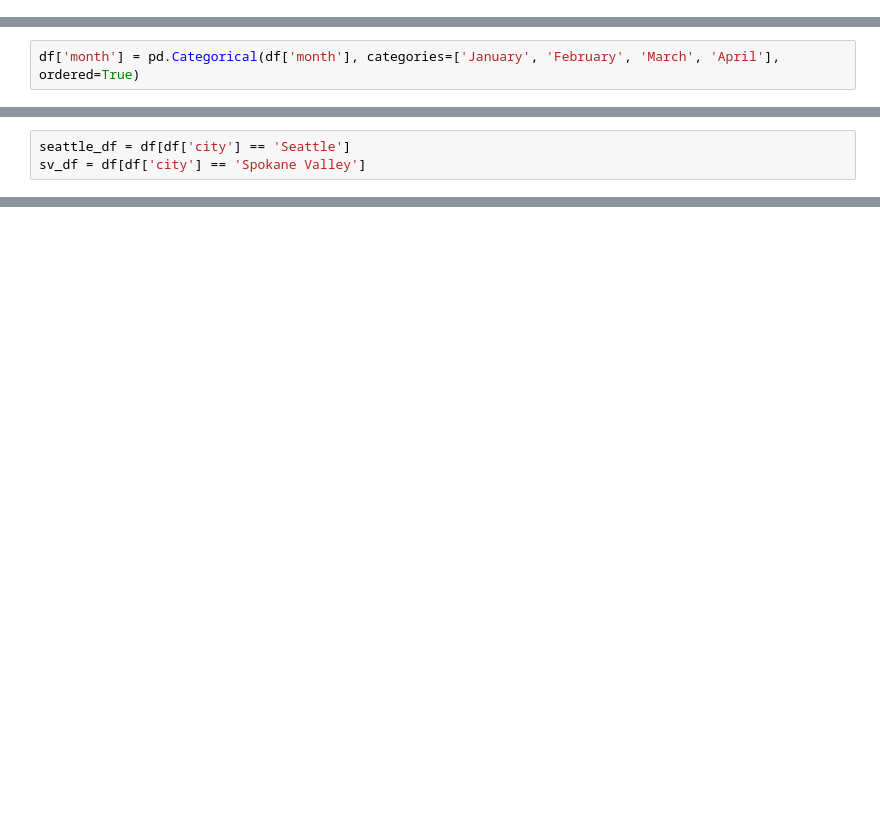
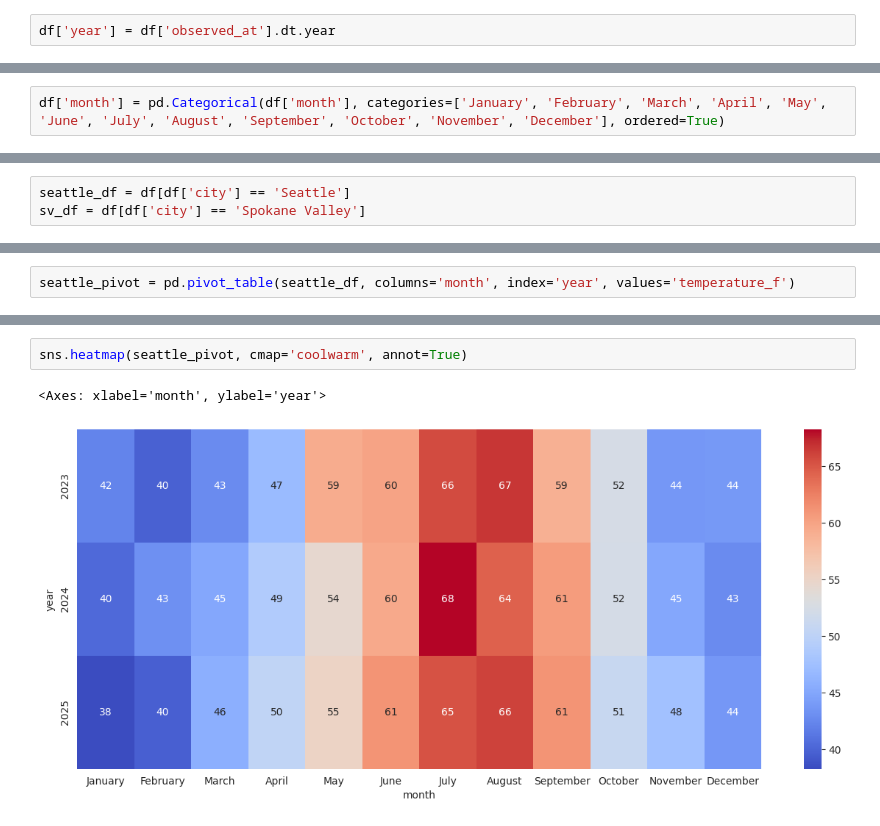
Before and after one commit to danielphilip12/Weather-Pipeline, a Jupyter notebook: notebooks/analysis.ipynb, the cells around one changed output, grey strips where cells are left out. Cells and saved outputs as stored; diff of their text form; blank space fills up the shorter version.

```diff
--- a/notebooks/analysis.ipynb
+++ b/notebooks/analysis.ipynb
@@ -17,7 +17,9 @@ def to_f(temp):
 df = loc_df.merge(weather_df, left_on='id', right_on='location_id', suffixes=['_loc', '_wea'])
 # %%
 df['observed_date'] = df['observed_at'].dt.strftime('%Y-%m-%d')
+# %%
+df['year'] = df['observed_at'].dt.year
 # %%
 df['month'] = df['observed_at'].dt.month_name()
 # %%
-df['month'] = pd.Categorical(df['month'], categories=['January', 'February', 'March', 'April'], ordered=True)
+df['month'] = pd.Categorical(df['month'], categories=['January', 'February', 'March', 'April', 'May', 'June', 'July', 'August', 'September', 'October', 'November', 'December'], ordered=True)
@@ -51,0 +55,2 @@ Name: temperature_f, dtype: float64
+# %%
+seattle_pivot = pd.pivot_table(seattle_df, columns='month', index='year', values='temperature_f')
@@ -51,0 +75,5 @@ Name: temperature_f, dtype: float64
+# %%
+sns.heatmap(seattle_pivot, cmap='coolwarm', annot=True)
+# %% [output]
+<Axes: xlabel='month', ylabel='year'>
+[figure, added]
```
Also changed, not shown: parts of 10 cells of this notebook.
